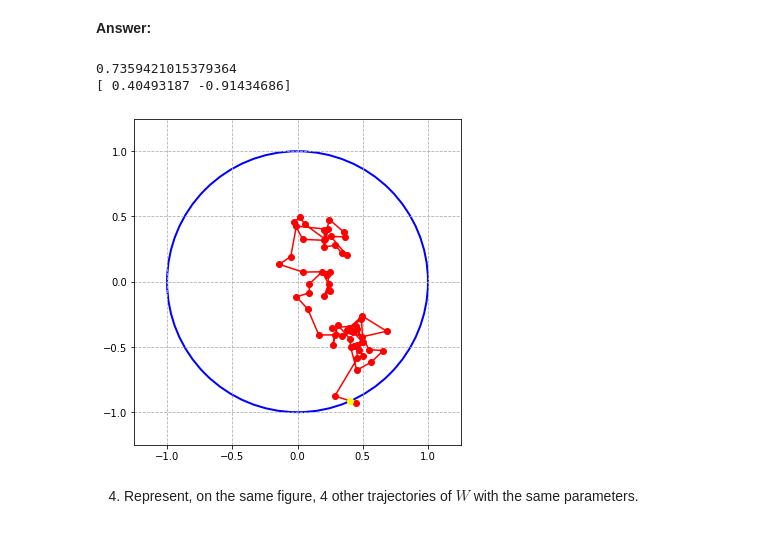
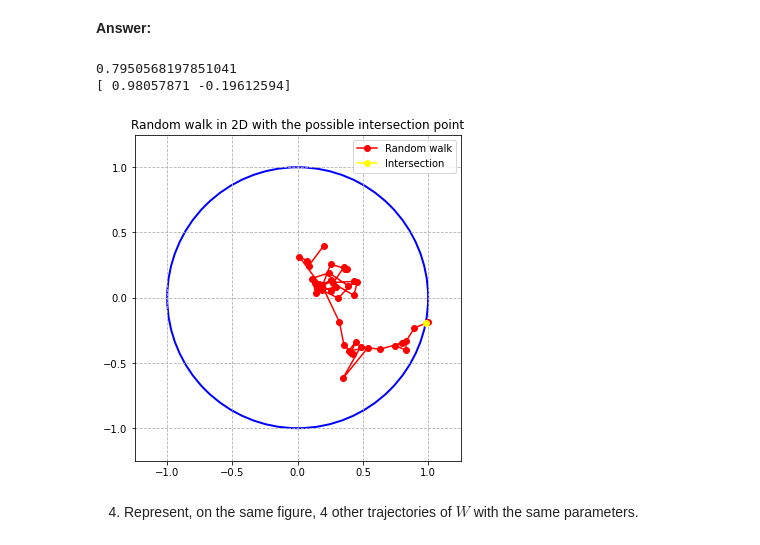
Before and after one commit to azagal952/sdi_python, a Jupyter notebook: Labs/Lab3/lab3.ipynb, the cells around one changed output. Cells and saved outputs as stored; diff of their text form; code cells hidden in the pictures.

```diff
--- a/Labs/Lab3/lab3.ipynb
+++ b/Labs/Lab3/lab3.ipynb
@@ -98,29 +95,31 @@ def brownian_motion(niter, x, step, rng):
 # %%
 walk, intersection = brownian_motion(1000, np.array([.2, .4]), 1e-2, rng)
 walk = np.array(walk)
 print(intersection)
 
 fig, ax = plt.subplots(figsize=(12, 6))
 
 plt.xlim(-1.25,1.25)
 plt.ylim(-1.25,1.25)
 
 ax.plot(walk[:,0], walk[:,1], marker='o', color='red', label="Random walk")
 
 if intersection.size > 0:
     plt.plot(intersection[0], intersection[1], marker='o', color='yellow', label="Intersection")
 
 circle = plt.Circle((0, 0), 1, fill=False, color='blue', linewidth=2)
 ax.add_artist(circle)
 
 ax.grid(linestyle="--", zorder=1)
 ax.set_aspect(1)
 
+plt.legend()
+plt.title("Random walk in 2D with the possible intersection point")
 plt.show()
 # %% [output]
-0.7359421015379364
-[ 0.40493187 -0.91434686]
+0.7950568197851041
+[ 0.98057871 -0.19612594]
-[figure, old version]
+[figure, new version]
 # %% [markdown]
 4. Represent, on the same figure, 4 other trajectories of $W$ with the same parameters.
 # %% [markdown]
```
Also changed, not shown: parts of 3 cells of this notebook.
